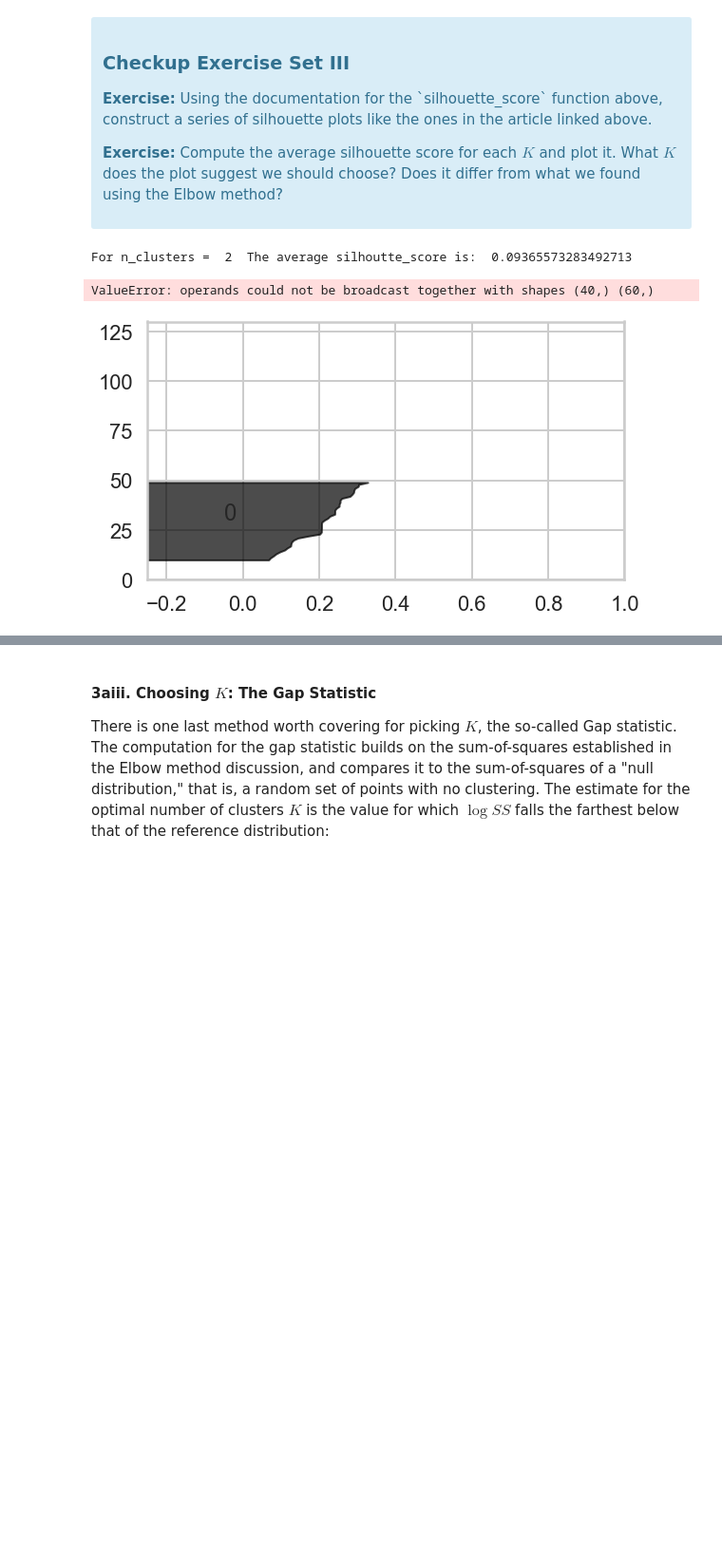
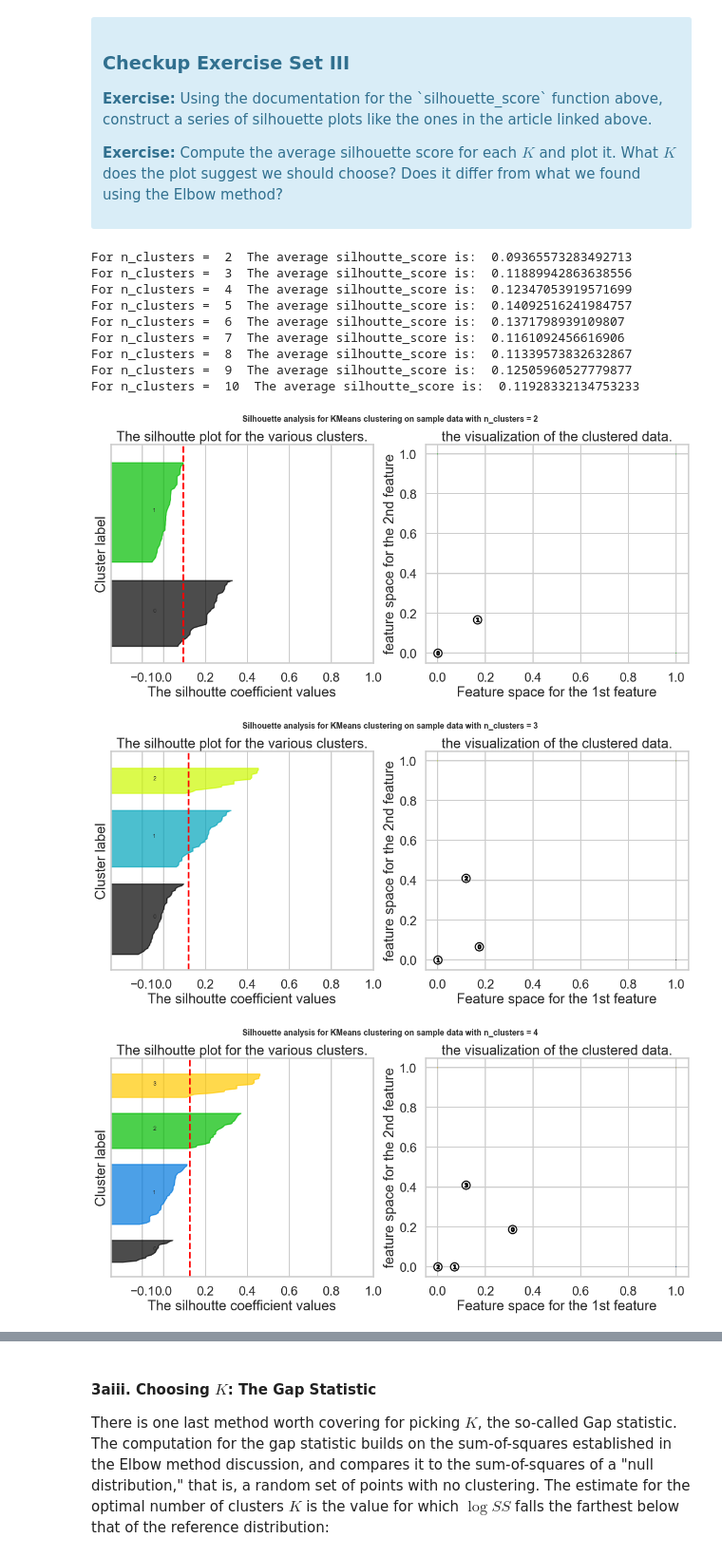
Before and after one commit to kevin-weis/kevin-weis-springboard, a Jupyter notebook: Clustering Case Study - Customer Segmentation with K-Means - Tier 3.ipynb, the cells around one changed output, grey strips where cells are left out. Shown at 95% size. Drawn from its saved outputs; the diff is of its cells as text; code cells hidden in the pictures; blank space fills up the shorter version.

```diff
--- a/Clustering Case Study - Customer Segmentation with K-Means - Tier 3.ipynb
+++ b/Clustering Case Study - Customer Segmentation with K-Means - Tier 3.ipynb
@@ -156,7 +156,7 @@ for k in Krange:
     assigned_cluster = model.fit_predict(X)
     centers = model.cluster_centers_
     ss.append(np.sum((X - centers[assigned_cluster]) ** 2))
-    assignments[str(K)] = assigned_cluster
+    assignments[str(k)] = assigned_cluster
 
 plt.plot(Krange, ss)
 plt.xlabel("K")
@@ -219,8 +221,8 @@ avg_silhouette_scores = []
 
 for n_clusters in range_n_clusters:
     #create a subplot with 1 row and 2 columns
-    fig, (ax1) = plt.subplots(1,1)
-    fig.set_size_inches(9,5)
+    fig, (ax1, ax2) = plt.subplots(1,2)
+    fig.set_size_inches(18,7)
 
     #the first subplot is the silhouette plot
     ax1.set_xlim(-.25,1)
@@ -250,48 +252,58 @@ for n_clusters in range_n_clusters:
 
         ith_cluster_silhouette_values.sort()
 
-        size_cluster_i = ith_cluster_silhoutte_values.shape[0]
+        size_cluster_i = ith_cluster_silhouette_values.shape[0]
         y_upper = y_lower + size_cluster_i
 
         color = cm.nipy_spectral(float(i) / n_clusters)
         ax1.fill_betweenx(np.arange(y_lower, y_upper), -1, ith_cluster_silhouette_values,facecolor=color, edgecolor=color, alpha=0.7)
         #label the silhoutte plots with their cluster numbers at the middle
         ax1.text(-0.05, y_lower + 0.5*size_cluster_i, str(i))
 
         #compute the new y_lower for the next plot
         y_lower = y_upper + 10
 
     ax1.set_title("The silhoutte plot for the various clusters.")
     ax1.set_xlabel("The silhoutte coefficient values")
     ax1.set_ylabel("Cluster label")
 
     #the vertical line for the average silhouette score of all the values
     ax1.axvline(x=silhouette_avg, color='red', linestyle="--")
 
     ax1.set_yticks([]) #clear the yaxis labels/ticks
     ax1.set_xticks([-0.1, 0, 0.2, 0.4, 0.6, 0.8, 1])
 
     #2nd plot showing the actual clusters formed
-    #colors = cm.nipy_spectral(cluster_labels.astype(float) / n_clusters)
-    #ax2.scatter(X[:0], X[:, 1], marker='.', s=30, lw=0, alpha=0.7, c=colors, edgecolor='k')
+
+    colors = cm.nipy_spectral(cluster_labels.astype(float) / n_clusters)
+    ax2.scatter(X[:,0], X[:, 1], marker='.', s=30, lw=0,alpha=0.7, c=colors, edgecolor='k')
 
     #labeling the clusters
-    #centers = clusterer.cluster_centers_
+    centers = clusterer.cluster_centers_
     #draw white circles at cluster centers
-    #ax2.scatter(centers[:,0], centers[:,1], marker='o',c='white', alpha=1, s=200, edgecolor='k')
+    ax2.scatter(centers[:,0], centers[:,1], marker='o',c='white', alpha=1, s=200, edgecolor='k')
 
-    #for i,c in enumerate(centers):
-        #ax2.scatter(c[0], c[1], marker='$%d$' % i, alpha=1, s=50, edgecolr='k')
+    for i,c in enumerate(centers):
+        ax2.scatter(c[0], c[1], marker='$%d$' % i, alpha=1, s=50, edgecolor='k')
 
-    #ax2.set_title("the visualization of the clustered data.")
-    #ax2.set_xlabel("Feature space for the 1st feature")
-    #ax2.set_ylabel("feature space for the 2nd feature")
+    ax2.set_title("the visualization of the clustered data.")
+    ax2.set_xlabel("Feature space for the 1st feature")
+    ax2.set_ylabel("feature space for the 2nd feature")
 
     plt.suptitle(("Silhouette analysis for KMeans clustering on sample data "
                   "with n_clusters = %d" % n_clusters), fontsize=14, fontweight='bold')
 
 plt.show()
 # %% [output]
 For n_clusters =  2  The average silhoutte_score is:  0.09365573283492713
+For n_clusters =  3  The average silhoutte_score is:  0.11889942863638556
+For n_clusters =  4  The average silhoutte_score is:  0.12347053919571699
+For n_clusters =  5  The average silhoutte_score is:  0.14092516241984757
+For n_clusters =  6  The average silhoutte_score is:  0.1371798939109807
+For n_clusters =  7  The average silhoutte_score is:  0.1161092456616906
+For n_clusters =  8  The average silhoutte_score is:  0.11339573832632867
+For n_clusters =  9  The average silhoutte_score is:  0.12505960527779877
+For n_clusters =  10  The average silhoutte_score is:  0.11928332134753233
-ValueError: operands could not be broadcast together with shapes (40,) (60,)
-[figure, old version]
+[figure, new version]
+[figure, added]
+[figure, added]
```
Also changed, not shown: parts of 6 cells of this notebook.
